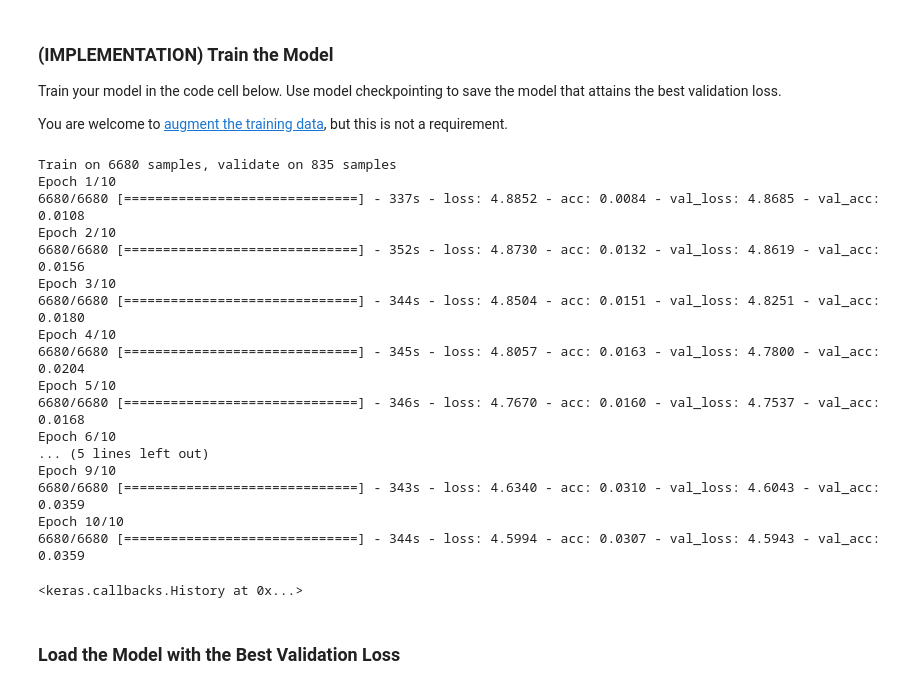
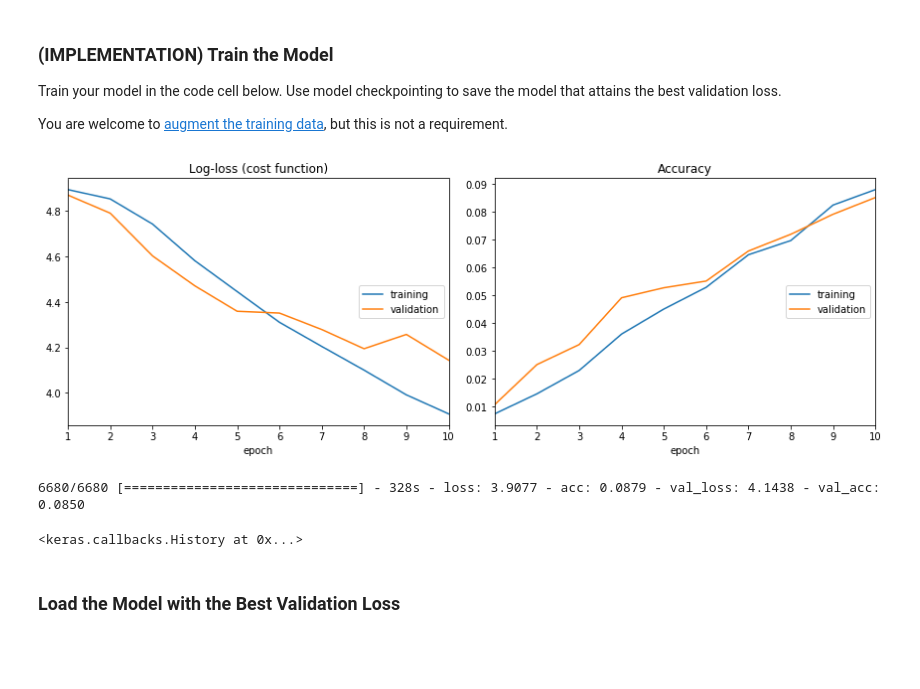
Before and after one commit to huli/mlnd, a Jupyter notebook: dog-project/dog_app.ipynb, the cells around one changed output. Cells and saved outputs as stored; diff of their text form; code cells hidden in the pictures; blank space fills up the shorter version.

```diff
--- a/dog-project/dog_app.ipynb
+++ b/dog-project/dog_app.ipynb
@@ -401,9 +408,10 @@ model.add(MaxPooling2D(pool_size=2))
 model.add(Conv2D(filters=32, kernel_size=4, padding='same', activation='relu'))
 model.add(MaxPooling2D(pool_size=2))
 model.add(Conv2D(filters=64, kernel_size=4, padding='same', activation='relu'))
-model.add(GlobalAveragePooling2D())
+model.add(MaxPooling2D(pool_size=2))
 model.add(Dropout(.4))
-model.add(Dense(133, activation='relu'))
+model.add(Flatten())
+model.add(Dense(60, activation='relu'))
 model.add(Dropout(.4))
 model.add(Dense(133, activation='softmax'))
 model.summary()
@@ -438,36 +446,27 @@ You are welcome to [augment the training data](https://blog.keras.io/building-po
 # %%
 from keras.callbacks import ModelCheckpoint
 
+# NOTE:
+# I added visualization to the process, let me know
+# if this is not allowed
+import livelossplot as lp
+plot_callback = lp.PlotLossesKeras()
+
 ### specify the number of epochs that you would like to use to train the model.
-
 epochs = 10
 
 ### Do NOT modify the code below this line.
-
 checkpointer = ModelCheckpoint(filepath='saved_models/weights.best.from_scratch.hdf5',
                                verbose=1, save_best_only=True)
 
+callbacks = [checkpointer, plot_callback]
+
 model.fit(train_tensors, train_targets,
           validation_data=(valid_tensors, valid_targets),
-          epochs=epochs, batch_size=20, callbacks=[checkpointer], verbose=1)
+          epochs=epochs, batch_size=20, callbacks=callbacks, verbose=1)
 # %% [output]
+[figure, added]
-Train on 6680 samples, validate on 835 samples
-Epoch 1/10
-6680/6680 [==============================] - 337s - loss: 4.8852 - acc: 0.0084 - val_loss: 4.8685 - val_acc: 0.0108
-Epoch 2/10
-6680/6680 [==============================] - 352s - loss: 4.8730 - acc: 0.0132 - val_loss: 4.8619 - val_acc: 0.0156
-Epoch 3/10
-6680/6680 [==============================] - 344s - loss: 4.8504 - acc: 0.0151 - val_loss: 4.8251 - val_acc: 0.0180
-Epoch 4/10
-6680/6680 [==============================] - 345s - loss: 4.8057 - acc: 0.0163 - val_loss: 4.7800 - val_acc: 0.0204
-Epoch 5/10
-6680/6680 [==============================] - 346s - loss: 4.7670 - acc: 0.0160 - val_loss: 4.7537 - val_acc: 0.0168
-Epoch 6/10
-... (5 lines left out)
-Epoch 9/10
-6680/6680 [==============================] - 343s - loss: 4.6340 - acc: 0.0310 - val_loss: 4.6043 - val_acc: 0.0359
-Epoch 10/10
-6680/6680 [==============================] - 344s - loss: 4.5994 - acc: 0.0307 - val_loss: 4.5943 - val_acc: 0.0359
+6680/6680 [==============================] - 328s - loss: 3.9077 - acc: 0.0879 - val_loss: 4.1438 - val_acc: 0.0850
 <keras.callbacks.History at 0x...>
 # %%
 # BESSER GLOBAL AVERAGE POOLING NEHMEN! Ev. bessere Optimierung
```
Also changed, not shown: parts of 3 cells of this notebook.
